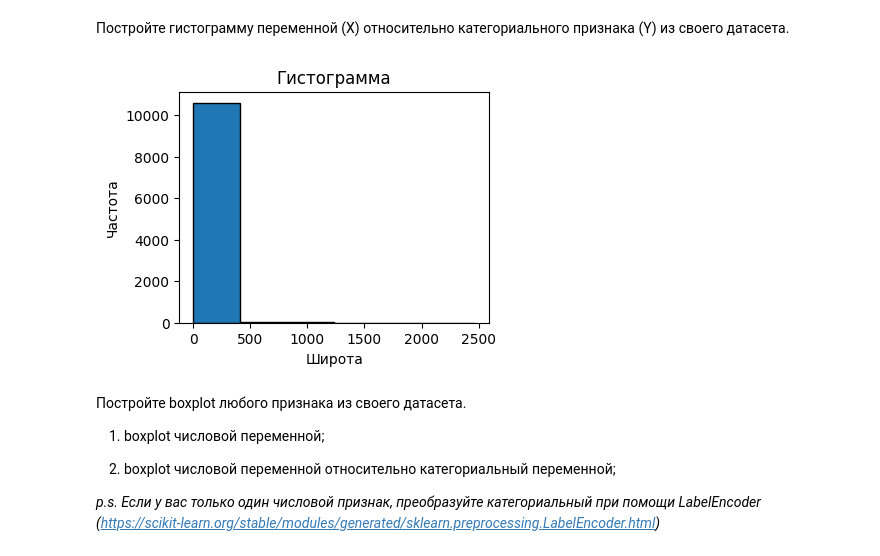
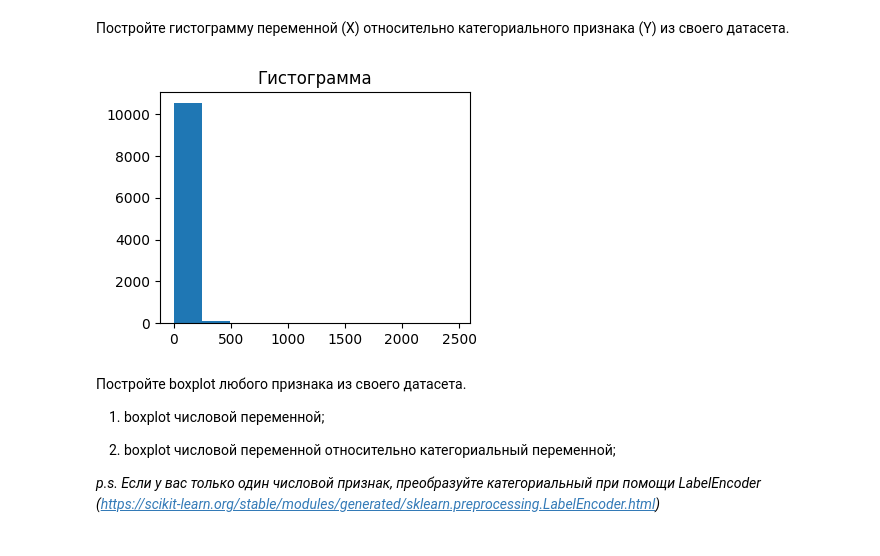
Before and after one commit to TN1928/machinescreatemachines, a Jupyter notebook: lab2/Задание_2.ipynb, the cells around one changed output. Drawn from its saved outputs; the diff is of its cells as text; code cells hidden in the pictures.

```diff
--- a/lab2/Задание_2.ipynb
+++ b/lab2/Задание_2.ipynb
@@ -139,16 +153,12 @@ Example: видим, что среднее и отклонение различ
 # %% [markdown]
  Постройте гистограмму переменной (X) относительно категориального признака (Y) из своего датасета.
 # %%
-
-
 plt.figure(figsize=(4, 3))
-plt.hist(df['Dowry Deaths'], bins=6, edgecolor='black')
+plt.hist(df['Dowry Deaths'])
 plt.title('Гистограмма')
-plt.xlabel('Широта')
-plt.ylabel('Частота')
 plt.show()
 # %% [output]
-[figure, old version]
+[figure, new version]
 # %% [markdown]
 Постройте boxplot любого признака из своего датасета.
 
```
Also changed, not shown: parts of 2 cells of this notebook.
